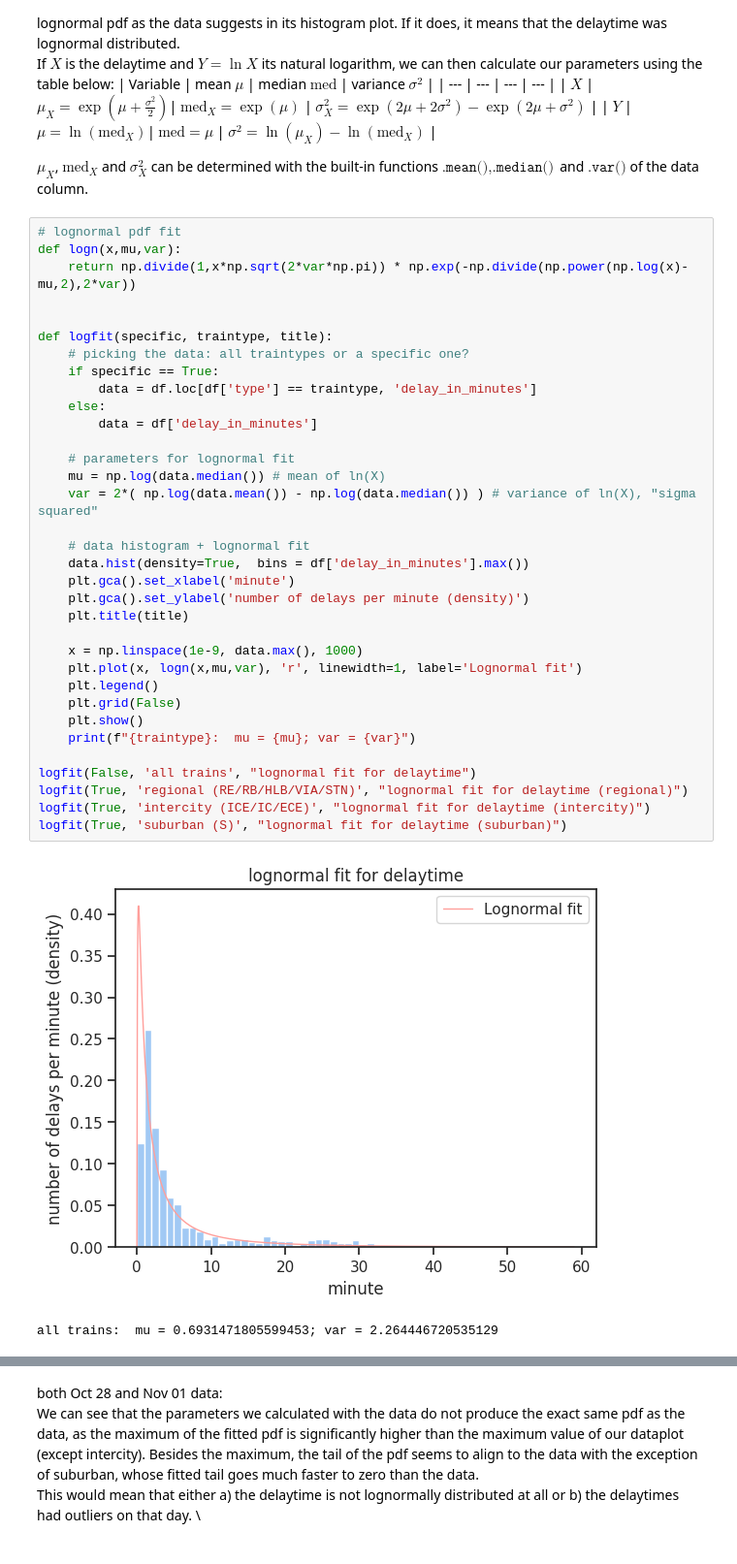
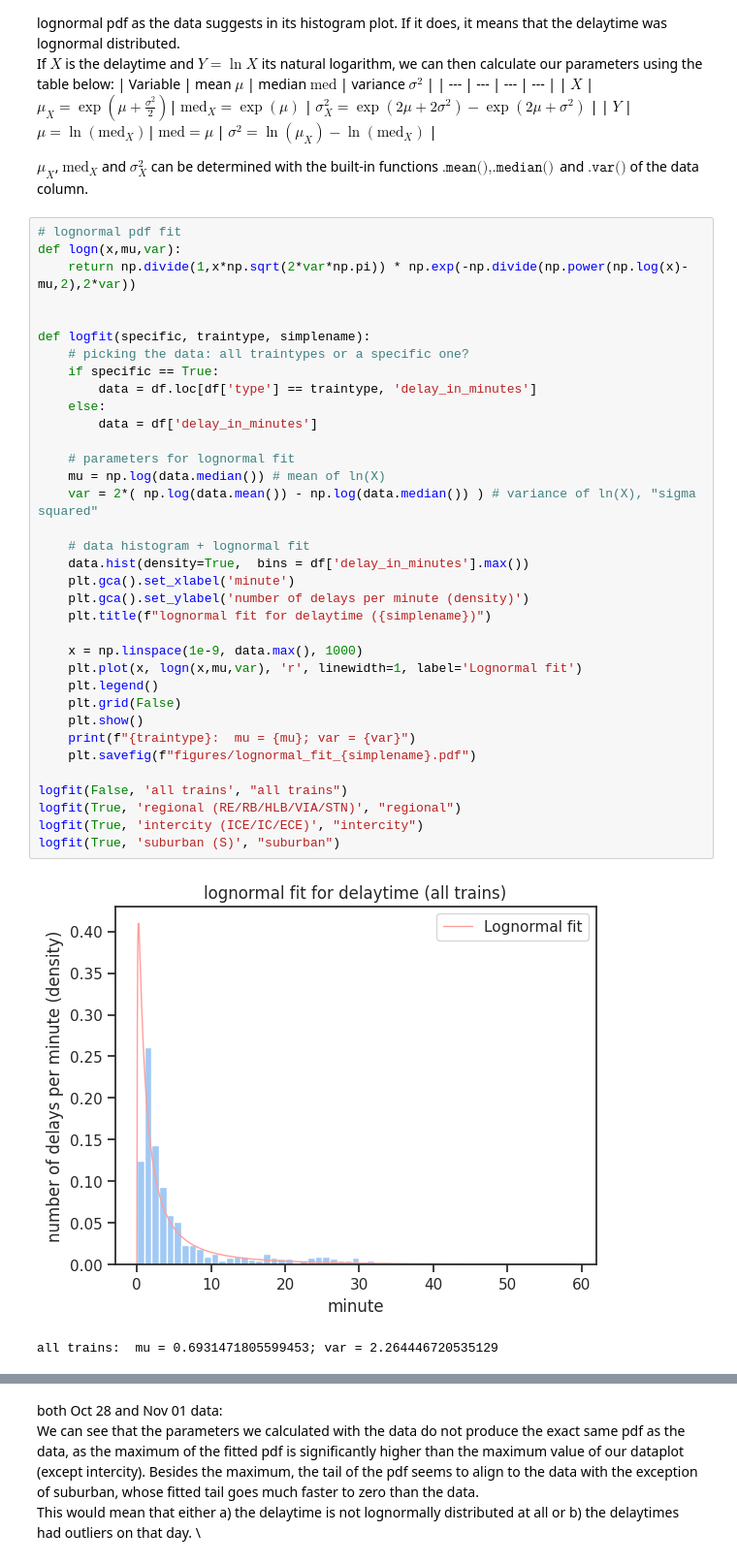
Before and after one commit to WackAlley/worksheet, a Jupyter notebook: project1/db_project/analysis.ipynb, the cells around one changed output, grey strips where cells are left out. Shown at 97% size. Saved outputs shown, nothing was run; the diff lists cells and outputs as text.

```diff
--- a/project1/db_project/analysis.ipynb
+++ b/project1/db_project/analysis.ipynb
@@ -349,39 +350,40 @@ $\mu_X$, $\text{med}_X$ and $\sigma^2_X$ can be determined with the built-in fun
 # %%
 # lognormal pdf fit
 def logn(x,mu,var):
     return np.divide(1,x*np.sqrt(2*var*np.pi)) * np.exp(-np.divide(np.power(np.log(x)-mu,2),2*var))
 
 
-def logfit(specific, traintype, title):
+def logfit(specific, traintype, simplename):
     # picking the data: all traintypes or a specific one?
     if specific == True:
         data = df.loc[df['type'] == traintype, 'delay_in_minutes']
     else:
         data = df['delay_in_minutes']
 
     # parameters for lognormal fit
     mu = np.log(data.median()) # mean of ln(X)
     var = 2*( np.log(data.mean()) - np.log(data.median()) ) # variance of ln(X), "sigma squared"
 
     # data histogram + lognormal fit
     data.hist(density=True,  bins = df['delay_in_minutes'].max())
     plt.gca().set_xlabel('minute')
     plt.gca().set_ylabel('number of delays per minute (density)')
-    plt.title(title)
+    plt.title(f"lognormal fit for delaytime ({simplename})")
 
     x = np.linspace(1e-9, data.max(), 1000)
     plt.plot(x, logn(x,mu,var), 'r', linewidth=1, label='Lognormal fit')
     plt.legend()
     plt.grid(False)
     plt.show()
     print(f"{traintype}:  mu = {mu}; var = {var}")
+    plt.savefig(f"figures/lognormal_fit_{simplename}.pdf")
 
-logfit(False, 'all trains', "lognormal fit for delaytime")
-logfit(True, 'regional (RE/RB/HLB/VIA/STN)', "lognormal fit for delaytime (regional)")
-logfit(True, 'intercity (ICE/IC/ECE)', "lognormal fit for delaytime (intercity)")
-logfit(True, 'suburban (S)', "lognormal fit for delaytime (suburban)")
+logfit(False, 'all trains', "all trains")
+logfit(True, 'regional (RE/RB/HLB/VIA/STN)', "regional")
+logfit(True, 'intercity (ICE/IC/ECE)', "intercity")
+logfit(True, 'suburban (S)', "suburban")
 # %% [output]
-[figure, old version]
+[figure, new version]
 all trains:  mu = 0.6931471805599453; var = 2.264446720535129
 [figure]
 regional (RE/RB/HLB/VIA/STN):  mu = 0.0; var = 2.2883795943288576
```
Also changed, not shown: parts of 8 cells of this notebook, 18 other files.
